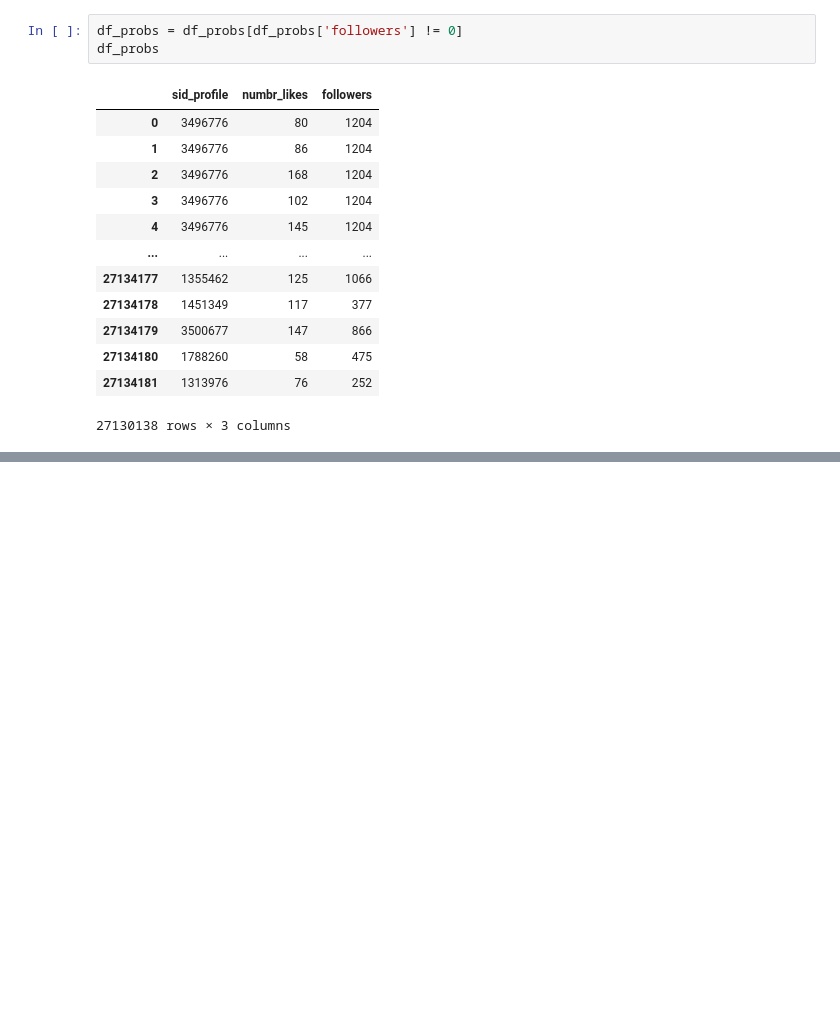
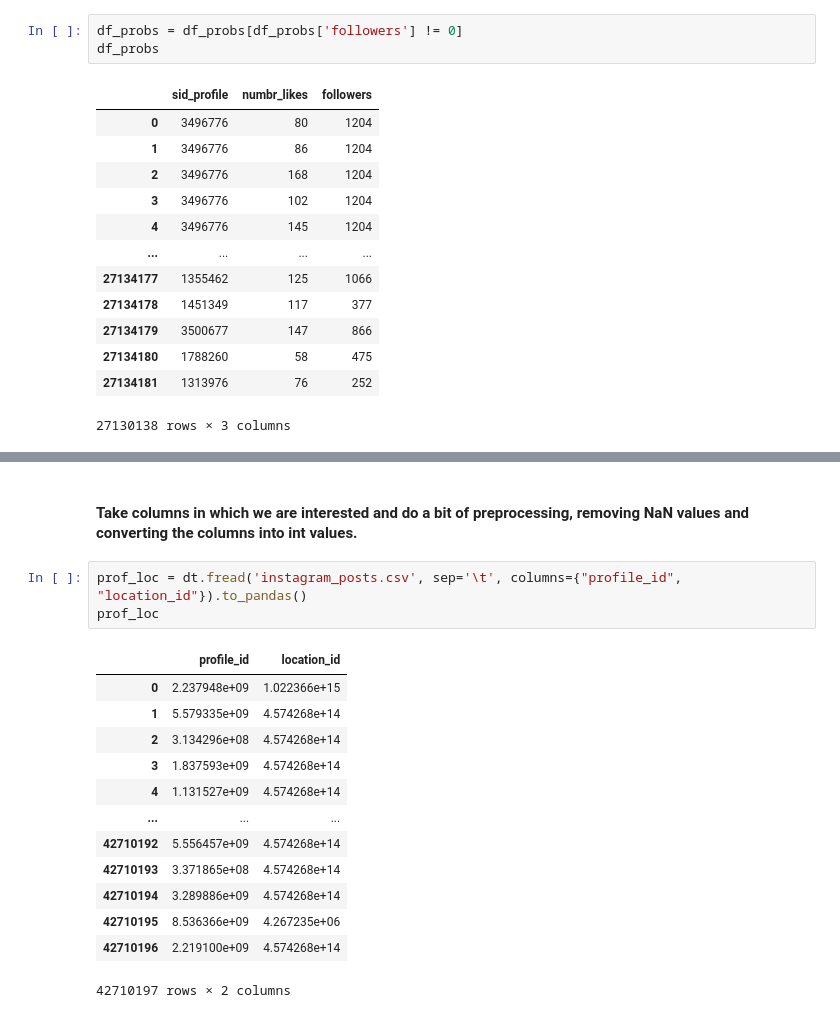
Before and after one commit to jonasbarth/adm-2022-hw-2, a Jupyter notebook: RQ7.ipynb, the cells around one changed output, grey strips where cells are left out. Cells and saved outputs as stored; diff of their text form; blank space fills up the shorter version.

```diff
--- a/RQ7.ipynb
+++ b/RQ7.ipynb
@@ -148,0 +146,19 @@ print(f" The probability that a post receives more than 20% likes of the number
+# %% [markdown]
+#### Take columns in which we are interested and do a bit of preprocessing, removing NaN values and converting the columns into int values.
+# %%
+prof_loc = dt.fread('instagram_posts.csv', sep='\t', columns={"profile_id", "location_id"}).to_pandas()
+prof_loc
+# %% [output]
+|  | profile_id | location_id |
+| 0 | 2.237948e+09 | 1.022366e+15 |
+| 1 | 5.579335e+09 | 4.574268e+14 |
+| 2 | 3.134296e+08 | 4.574268e+14 |
+| 3 | 1.837593e+09 | 4.574268e+14 |
+| 4 | 1.131527e+09 | 4.574268e+14 |
+| ... | ... | ... |
+| 42710192 | 5.556457e+09 | 4.574268e+14 |
+| 42710193 | 3.371865e+08 | 4.574268e+14 |
+| 42710194 | 3.289886e+09 | 4.574268e+14 |
+| 42710195 | 8.536366e+09 | 4.267235e+06 |
+| 42710196 | 2.219100e+09 | 4.574268e+14 |
+42710197 rows × 2 columns
```
Also changed, not shown: parts of 30 cells of this notebook.
